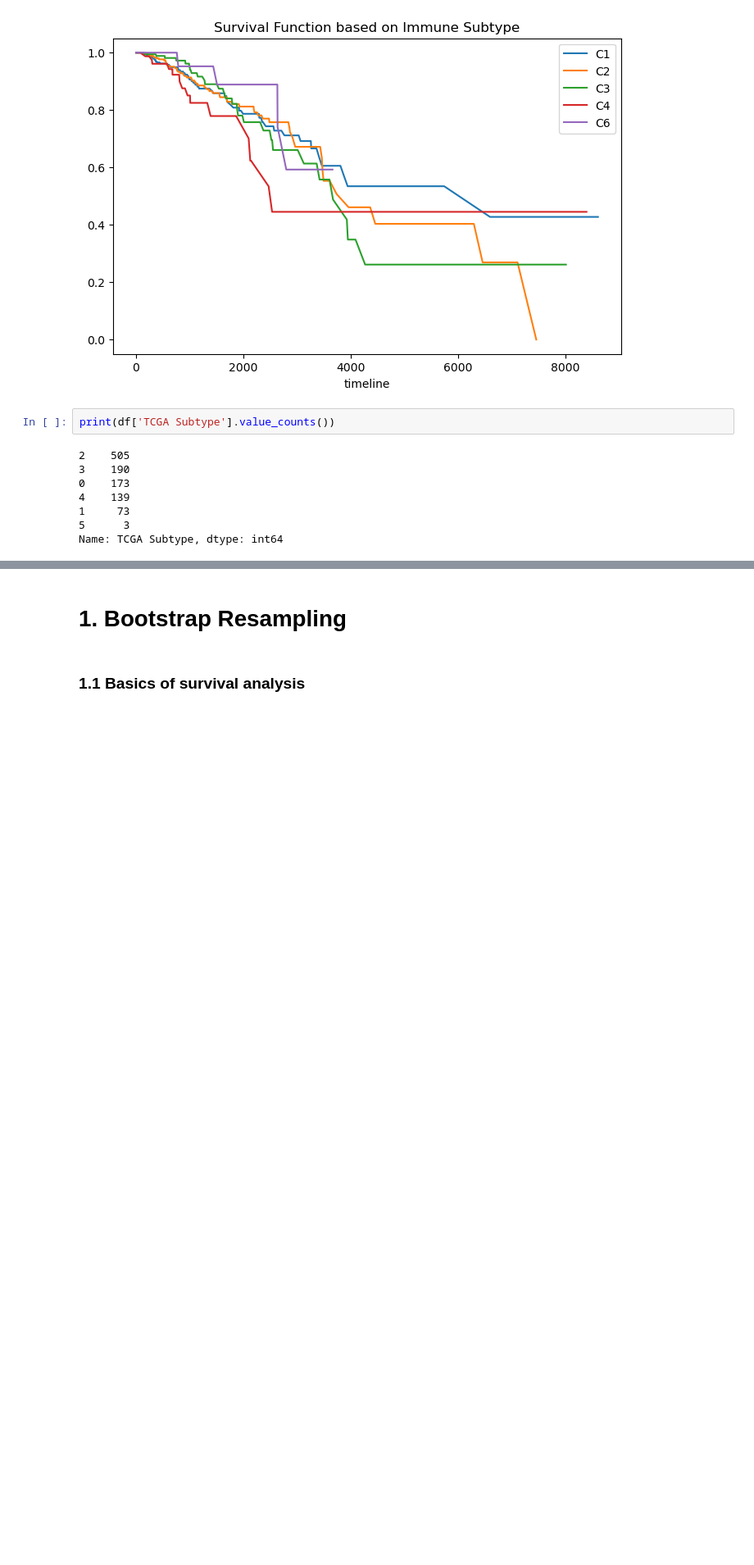
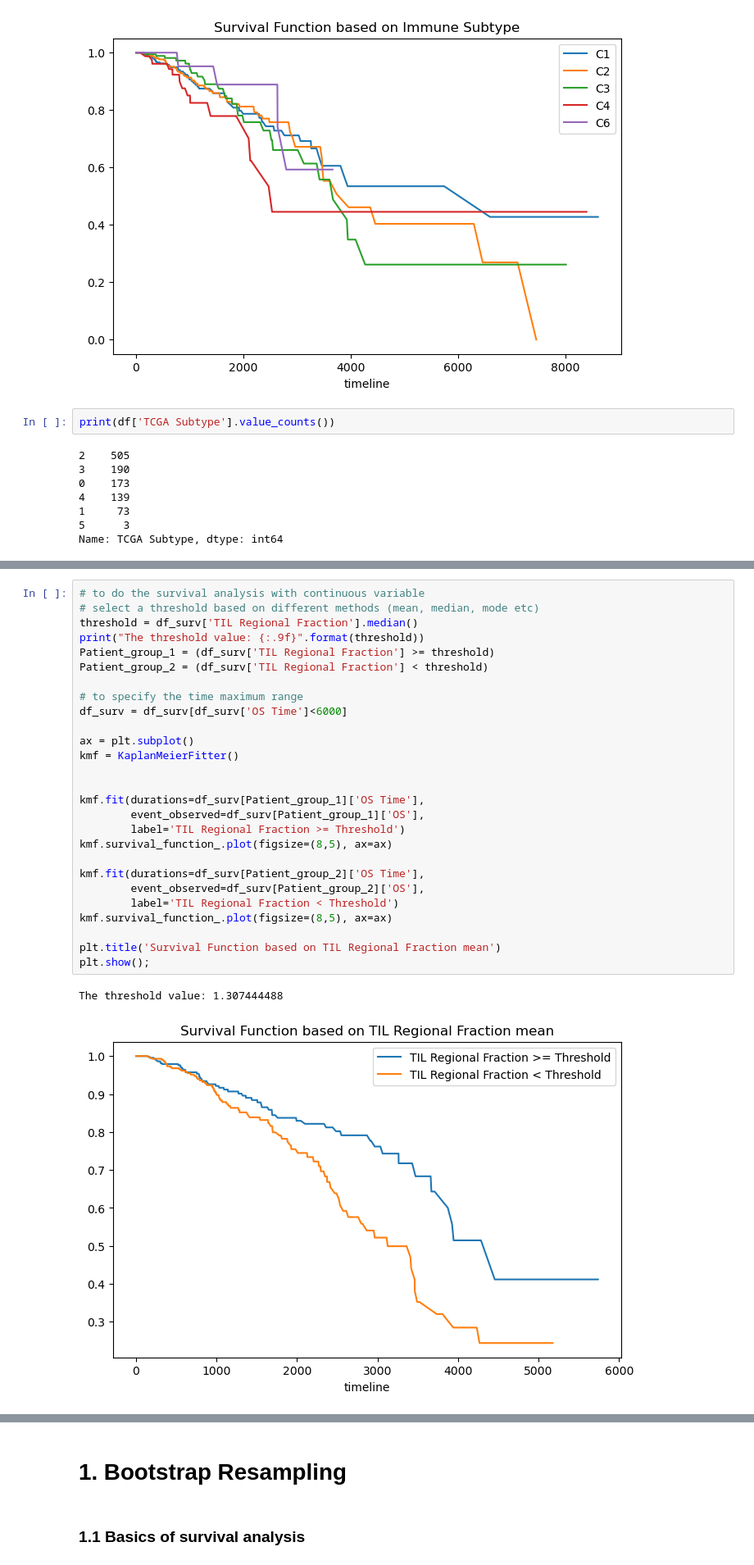
Before and after one commit to Rawanrb/SurvivalTutorial, a Jupyter notebook: Tutorial-1.ipynb, the cells around one changed output, grey strips where cells are left out. Shown: that part at 82% size. Saved outputs shown, nothing was run; the diff lists cells and outputs as text; blank space fills up the shorter version.

```diff
--- a/Tutorial-1.ipynb
+++ b/Tutorial-1.ipynb
@@ -225,0 +223,30 @@ plt.show();
+# %%
+# to do the survival analysis with continuous variable
+# select a threshold based on different methods (mean, median, mode etc)
+threshold = df_surv['TIL Regional Fraction'].median()
+print("The threshold value: {:.9f}".format(threshold))
+Patient_group_1 = (df_surv['TIL Regional Fraction'] >= threshold)
+Patient_group_2 = (df_surv['TIL Regional Fraction'] < threshold)
+
+# to specify the time maximum range
+df_surv = df_surv[df_surv['OS Time']<6000]
+
+ax = plt.subplot()
+kmf = KaplanMeierFitter()
+
+
+kmf.fit(durations=df_surv[Patient_group_1]['OS Time'],
+        event_observed=df_surv[Patient_group_1]['OS'],
+        label='TIL Regional Fraction >= Threshold')
+kmf.survival_function_.plot(figsize=(8,5), ax=ax)
+
+kmf.fit(durations=df_surv[Patient_group_2]['OS Time'],
+        event_observed=df_surv[Patient_group_2]['OS'],
+        label='TIL Regional Fraction < Threshold')
+kmf.survival_function_.plot(figsize=(8,5), ax=ax)
+
+plt.title('Survival Function based on TIL Regional Fraction mean')
+plt.show();
+# %% [output]
+The threshold value: 1.307444488
+[figure, added]
```
Also changed, not shown: parts of 12 cells of this notebook.
